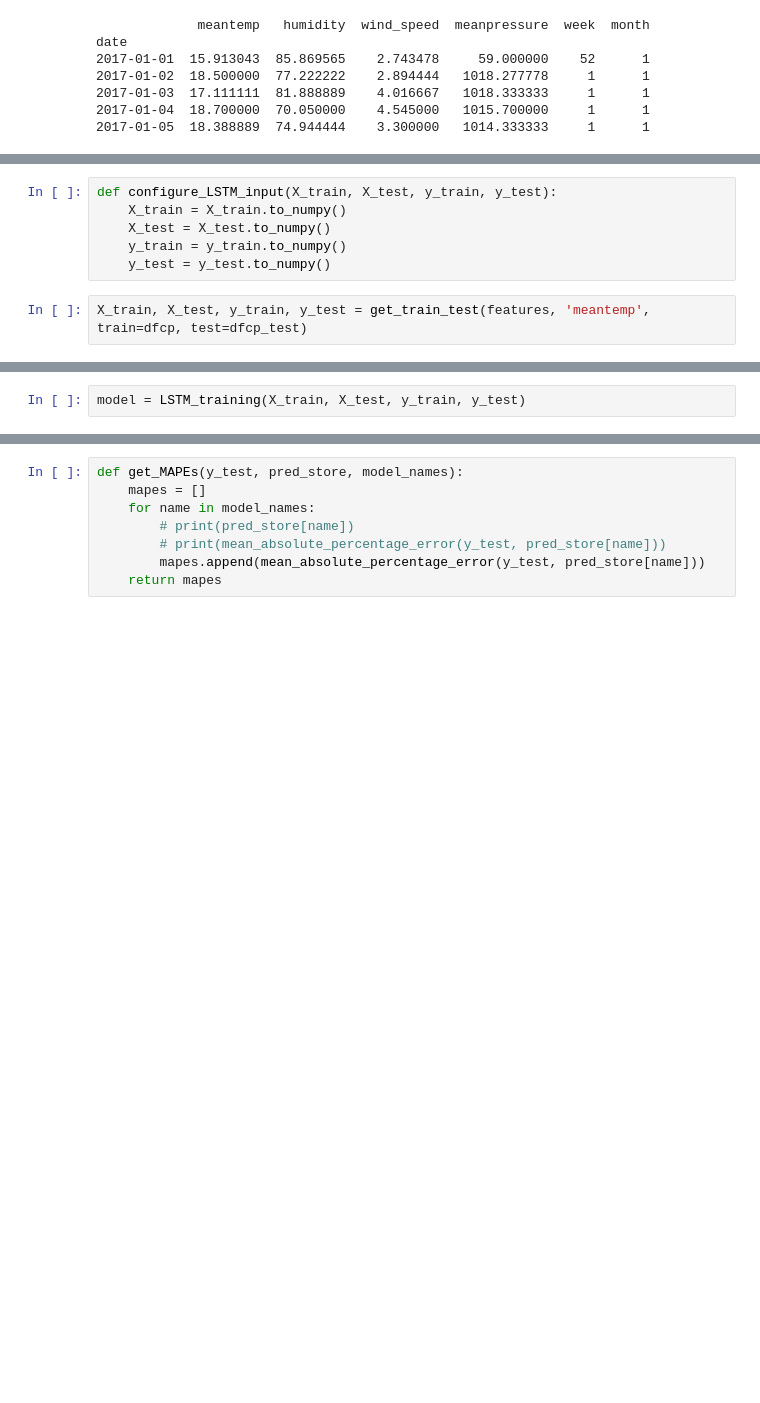
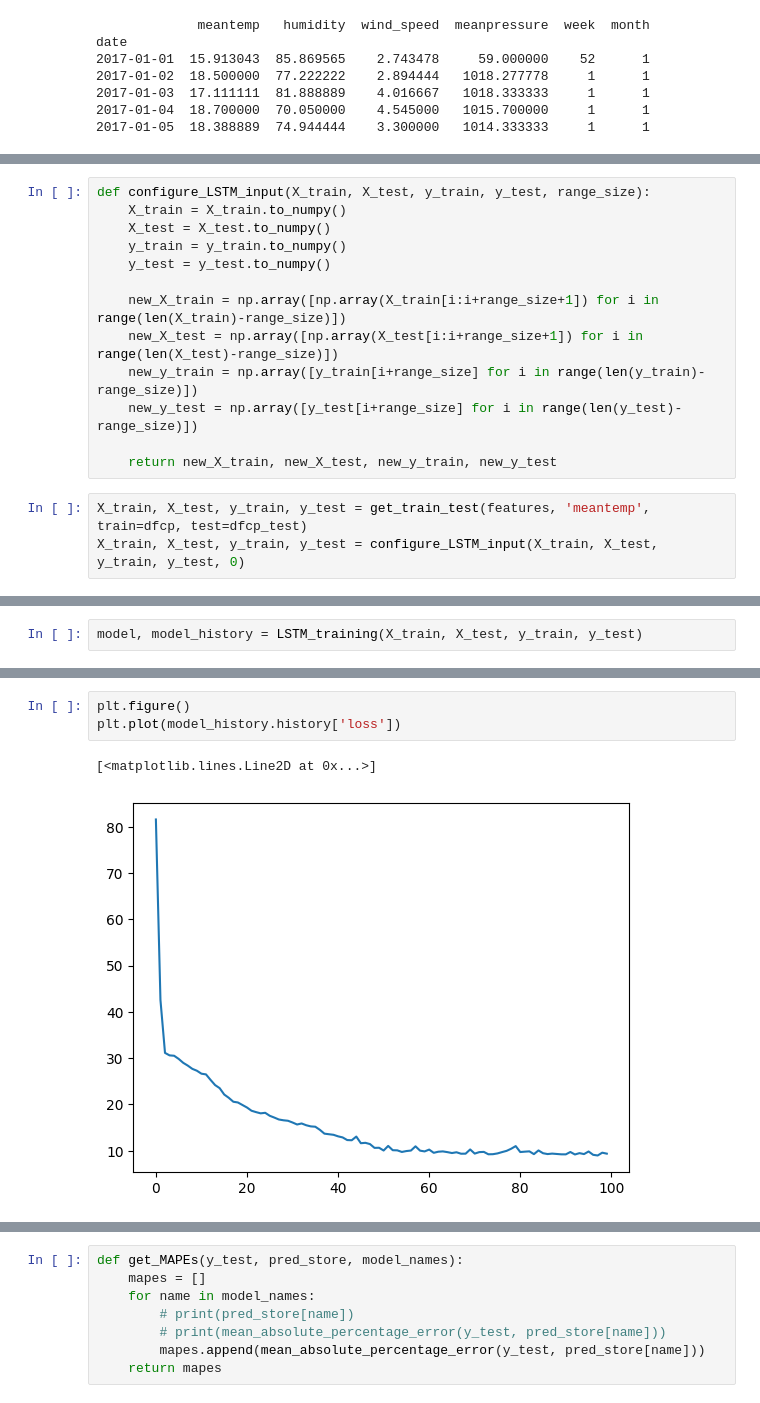
Before and after one commit to Ethan-Jolly/Climate_forecast, a Jupyter notebook: Climate_Forecast.ipynb, the cells around one changed output, grey strips where cells are left out. Drawn from its saved outputs; the diff is of its cells as text; blank space fills up the shorter version.

Commit message:
Update Climate_Forecast.ipynb
Fixed LSTM data input.

```diff
--- a/Climate_Forecast.ipynb
+++ b/Climate_Forecast.ipynb
@@ -142,8 +142,16 @@ def LSTM_training(X_train, X_test, y_train, y_test):
-# %%
-def configure_LSTM_input(X_train, X_test, y_train, y_test):
-    X_train = X_train.to_numpy()
-    X_test = X_test.to_numpy()
-    y_train = y_train.to_numpy()
-    y_test = y_test.to_numpy()
+# %%
+def configure_LSTM_input(X_train, X_test, y_train, y_test, range_size):
+    X_train = X_train.to_numpy()
+    X_test = X_test.to_numpy()
+    y_train = y_train.to_numpy()
+    y_test = y_test.to_numpy()
+
+    new_X_train = np.array([np.array(X_train[i:i+range_size+1]) for i in range(len(X_train)-range_size)])
+    new_X_test = np.array([np.array(X_test[i:i+range_size+1]) for i in range(len(X_test)-range_size)])
+    new_y_train = np.array([y_train[i+range_size] for i in range(len(y_train)-range_size)])
+    new_y_test = np.array([y_test[i+range_size] for i in range(len(y_test)-range_size)])
+
+    return new_X_train, new_X_test, new_y_train, new_y_test
 # %%
 X_train, X_test, y_train, y_test = get_train_test(features, 'meantemp', train=dfcp, test=dfcp_test)
+X_train, X_test, y_train, y_test = configure_LSTM_input(X_train, X_test, y_train, y_test, 0)
@@ -185,4 +158,4 @@ print(new_split_y)
 # %%
-model = LSTM_training(X_train, X_test, y_train, y_test)
+model, model_history = LSTM_training(X_train, X_test, y_train, y_test)
 # %% [output]
 Epoch 1/100
@@ -192,0 +178,6 @@ ValueError: in user code:
+# %%
+plt.figure()
+plt.plot(model_history.history['loss'])
+# %% [output]
+[<matplotlib.lines.Line2D at 0x...>]
+[figure, added]
```
Also changed, not shown: parts of 9 cells of this notebook.
